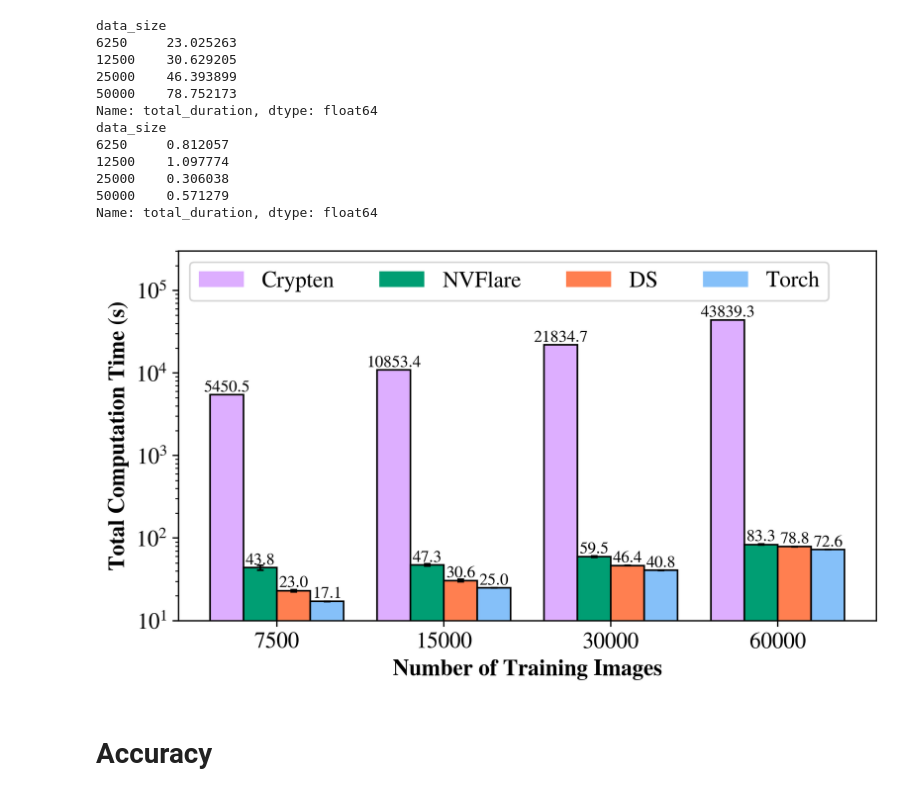
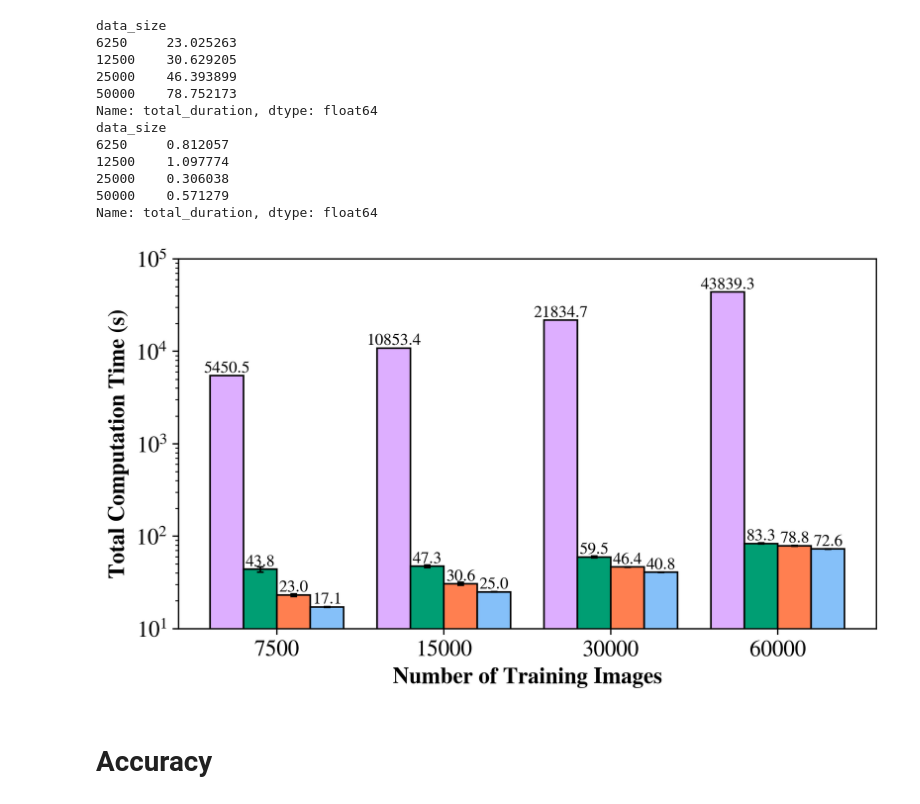
Before and after one commit to Dumplingz/data-pooling-experiments, a Jupyter notebook: data_analysis/cifar_datasize_data_parsing.ipynb, the cells around one changed output. Cells and saved outputs as stored; diff of their text form; code cells hidden in the pictures.

Commit message:
same scale on plots

```diff
--- a/data_analysis/cifar_datasize_data_parsing.ipynb
+++ b/data_analysis/cifar_datasize_data_parsing.ipynb
@@ -159,36 +159,36 @@ plt.bar(x=X_axis+0.5*width,width=width,height=ds_medians,yerr=ds_stdevs,
         )
 ds_label = map(lambda n: '{0:.1f}'.format(n),ds_medians)
 plt.bar_label(ds_bar, ds_label, fontsize=bar_label_font_size)
 
 # Torch
 torch_bar = plt.bar(x=X_axis+1.5*width, width=width, height = torch_medians, label = "Torch", color='#85C0F9')
 plt.bar(x=X_axis+1.5*width,width=width,height=torch_medians,
         yerr=torch_stdev,
         edgecolor='black',
         error_kw={"elinewidth":1,"capsize":2,"capthick":1},
         color='none'
         )
 torch_label = map(lambda n: '{0:.1f}'.format(n),torch_medians)
 plt.bar_label(torch_bar, torch_label, fontsize=bar_label_font_size)
 
 
 plt.yscale('log')
-plt.ylim(10, 300000)
+plt.ylim(10, 100000)
 
 plt.xlabel("Number of Training Images", fontweight="bold")
 plt.ylabel("Total Computation Time (s)", fontweight="bold")
 # plt.title("Basic NN Training Time on FashionMNIST")
-plt.legend(ncol=4, loc='upper left')
+# plt.legend(ncol=4, loc='upper left')
 
 
 
 plt.xticks(X_axis, ["7500", "15000", "30000", "60000"])
 
 plt.savefig("datasize_cifar_nn.pdf", bbox_inches='tight')
 
 plt.show()
 # %% [output]
-[figure, old version]
+[figure, new version]
 # %% [markdown]
 # Accuracy
 # %% [markdown]
```
Also changed, not shown: 1 other file.
